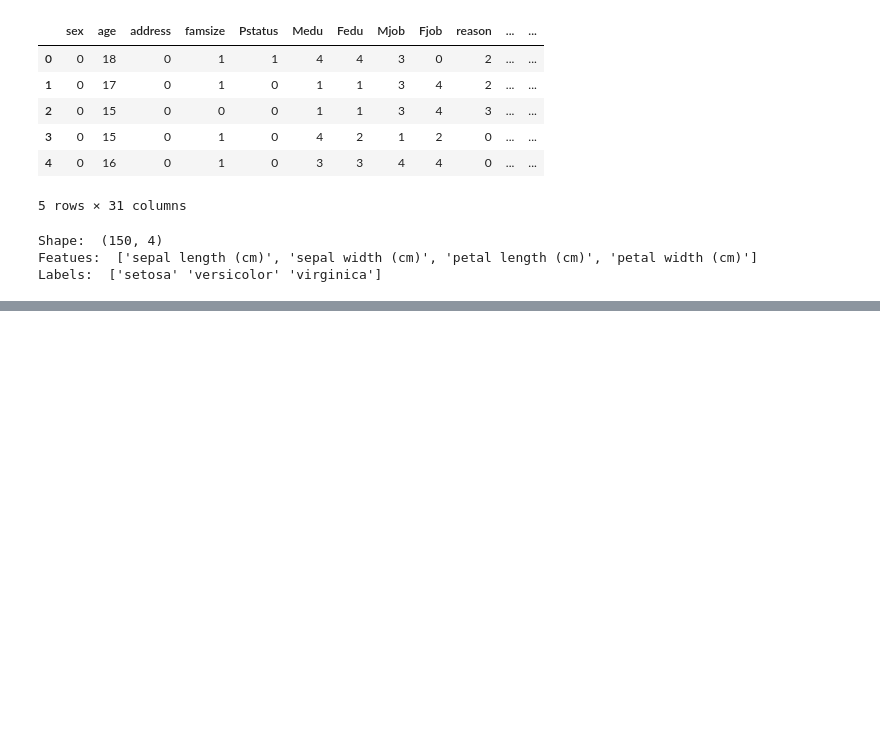
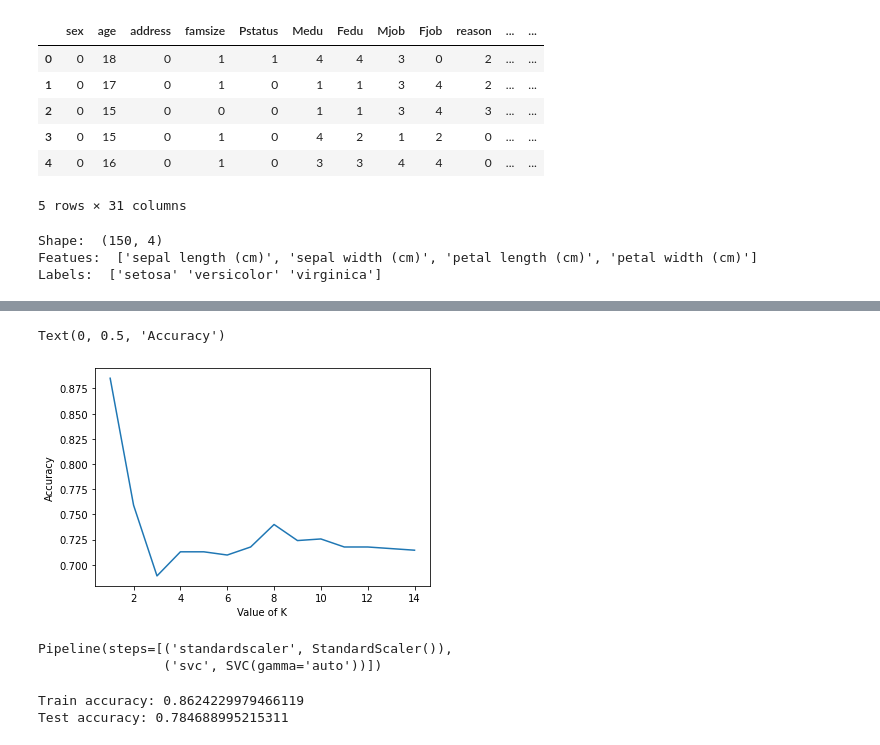
Before and after one commit to PI3-G4/dataset_ml, a Jupyter notebook: dataset_ml.ipynb, the cells around one changed output, grey strips where cells are left out. Drawn from its saved outputs; the diff is of its cells as text; code cells hidden in the pictures; blank space fills up the shorter version.

Commit message:
Training data

```diff
--- a/dataset_ml.ipynb
+++ b/dataset_ml.ipynb
@@ -442,0 +470,18 @@ metrics.accuracy_score(y_test,y_pred)
+# %%
+X = df.iloc[:, 0:28]
+y = df['G1']
+y_old = df['G1']
+
+X_train, X_test, y_train, y_test = train_test_split(X, y, test_size = 0.30 )
+# %%
+classifier = KNeighborsClassifier(n_neighbors=8)
+
+classifier.fit(X_train, y_train)
+y_pred_train = classifier.predict(X_train)
+y_pred_test = classifier.predict(X_test)
+
+train_accu = metrics.accuracy_score(y_train,y_pred_train)
+test_accu = metrics.accuracy_score(y_test,y_pred_test)
+
+print("Train accuracy: %s" % (train_accu))
+print("Train accuracy: %s" % (test_accu))
@@ -442,0 +491,20 @@ metrics.accuracy_score(y_test,y_pred)
+# %%
+#Test different k values to see if accuracy is better
+
+k_list = range(1, 15)
+scores = {}
+scores_list = []
+
+for k in k_list:
+   classifier = KNeighborsClassifier(n_neighbors=k)
+   classifier.fit(X_train, y_train)
+   y_pred = classifier.predict(X_test)
+   scores[k] = metrics.accuracy_score(y_test,y_pred)
+   scores_list.append(metrics.accuracy_score(y_test,y_pred))
+
+result = metrics.confusion_matrix(y_test, y_pred)
+print("Confusion Matrix:")
+print(result)
+result1 = metrics.classification_report(y_test, y_pred)
+print("Classification Report:",)
+print (result1)
@@ -442,0 +526,9 @@ metrics.accuracy_score(y_test,y_pred)
+# %%
+%matplotlib inline
+import matplotlib.pyplot as plt
+plt.plot(k_list,scores_list)
+plt.xlabel("Value of K")
+plt.ylabel("Accuracy")
+# %% [output]
+Text(0, 0.5, 'Accuracy')
+[figure, added]
@@ -442,0 +541,5 @@ metrics.accuracy_score(y_test,y_pred)
+# %%
+clf.fit(X_train, y_train)
+# %% [output]
+Pipeline(steps=[('standardscaler', StandardScaler()),
+                ('svc', SVC(gamma='auto'))])
@@ -442,0 +552,6 @@ metrics.accuracy_score(y_test,y_pred)
+# %%
+print("Train accuracy: %s" % (train_accu))
+print("Test accuracy: %s" % (test_accu))
+# %% [output]
+Train accuracy: 0.8624229979466119
+Test accuracy: 0.784688995215311
```
Also changed, not shown: parts of 26 cells of this notebook, 3 other files.
